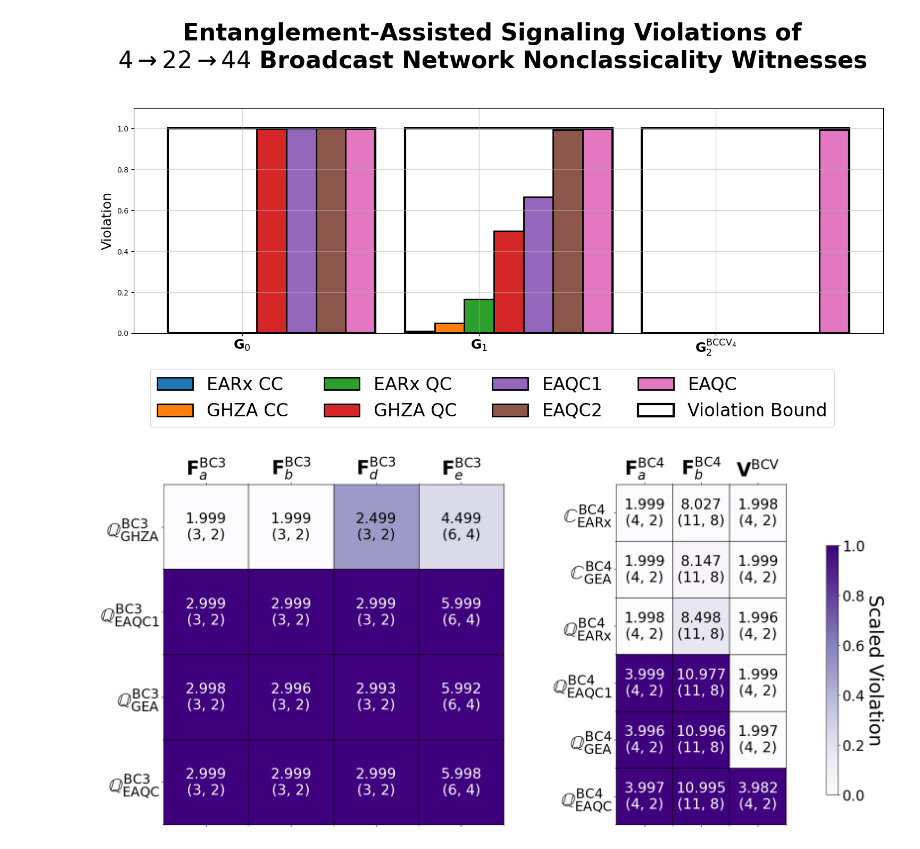
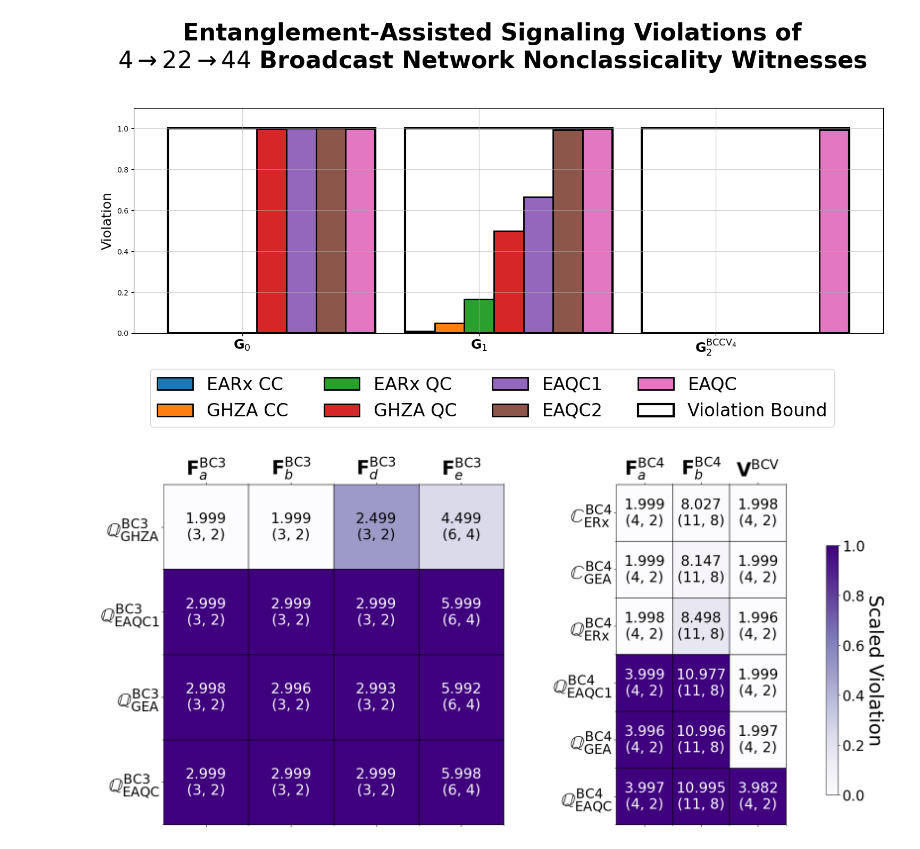
Before and after one commit to ChitambarLab/nonclassicality-in-quantum-communication-networks-supplemental-code, a Jupyter notebook: notebook/4-22-44_broadcast_violations_plots.ipynb, the cells around one changed output. Cells and saved outputs as stored; diff of their text form; code cells hidden in the pictures.

```diff
--- a/notebook/4-22-44_broadcast_violations_plots.ipynb
+++ b/notebook/4-22-44_broadcast_violations_plots.ipynb
@@ -215,9 +215,9 @@ fig, (ax3, ax) = plt.subplots(nrows=1, ncols=2, figsize=(19,9))
 # fig.suptitle("Violations of Classicality in Broadcast Networks", size=48, y=1.05)
 
 configuration_names = [
-    r"$\mathbb{C}^{\rm{BC4}}_{\rm{EARx}}$",
+    r"$\mathbb{C}^{\rm{BC4}}_{\rm{ERx}}$",
     r"$\mathbb{C}^{\rm{BC4}}_{\rm{GEA}}$",
-    r"$\mathbb{Q}^{\rm{BC4}}_{\rm{EARx}}$",
+    r"$\mathbb{Q}^{\rm{BC4}}_{\rm{ERx}}$",
     # r"$\mathbb{Q}^{\rm{BC4}}_{\rm{EAQC2}}$",
     r"$\mathbb{Q}^{\rm{BC4}}_{\rm{EAQC1}}$",
     r"$\mathbb{Q}^{\rm{BC4}}_{\rm{GEA}}$",
@@ -363,31 +363,31 @@ for y in range(len(cc_table_data)):
             color=text_color
         )
 
 for y in range(len(cc_table_data3)):
     for x in range(len(cc_table_data3[0])):
 
         cc_val3 = cc_table_data3[y][x]
         violation_val3 = violation_table_data3[y][x]
         max_val3 = max_table_data3[y][x]
         unscaled_violation_val3 = unscaled_violation_table_data3[y][x]
 
         text_color = "white" if violation_val3 >= text_color_threshold else "black"
 
 
         ax3.text(x, y, str(round(decimal.Decimal(unscaled_violation_val3), n_decimals)) + "\n(" + str(int(max_val3)) + ", " + str(int(cc_val3)) + ")",
             horizontalalignment='center',
             verticalalignment='center',
             size=mat_num_font,
             color=text_color
         )
 
 
 
 cb_ax = fig.add_axes([0.92, 0.1, 0.015, 0.65])
 cbar = fig.colorbar(pcm, cax=cb_ax)
 cbar.ax.set_ylabel('Scaled Violation', rotation=270, size=32, labelpad=32)
 cbar.ax.tick_params(labelsize=mat_num_font)
 
 plt.tight_layout()
 # %% [output]
-[figure, old version]
+[figure, new version]
```
Also changed, not shown: 2 other files.
